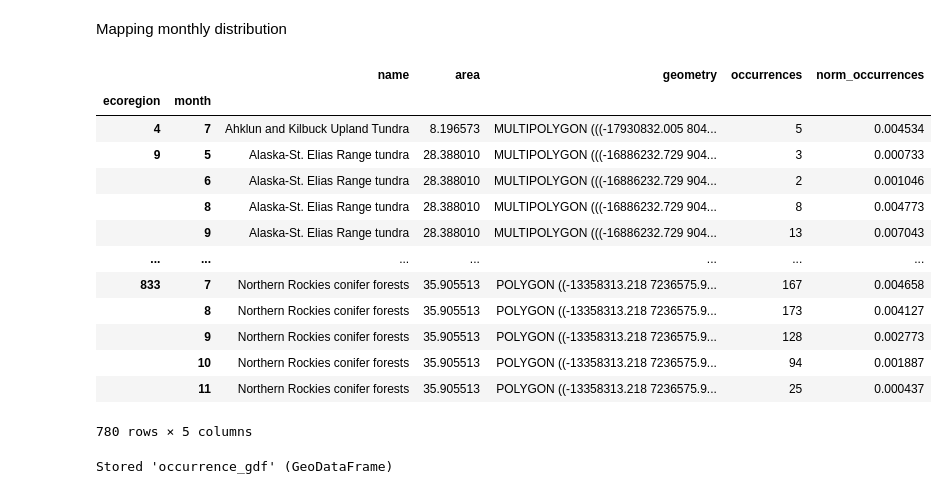
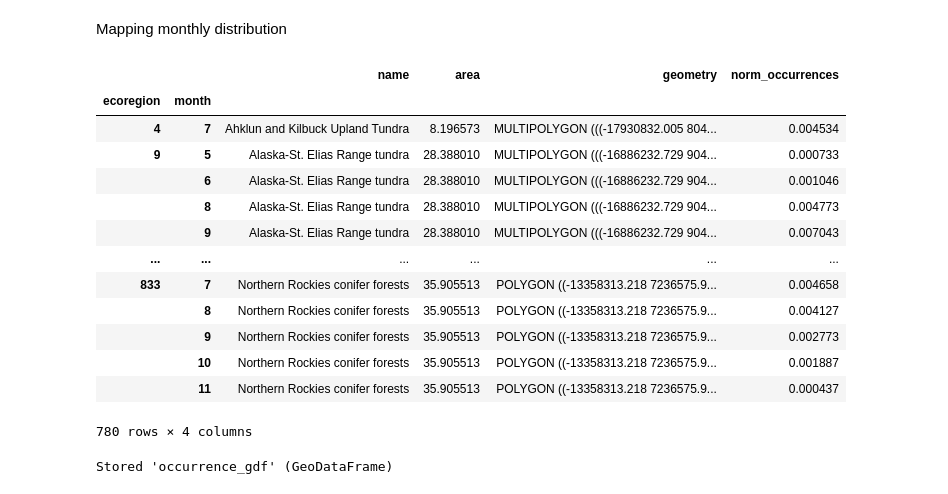
Before and after one commit to earthlab-education/species-distribution-coding-challenge-byandell, a Jupyter notebook: notebooks/sandhill-crane-species-download.ipynb, the cells around one changed output. Drawn from its saved outputs; the diff is of its cells as text; code cells hidden in the pictures.

```diff
--- a/notebooks/sandhill-crane-species-download.ipynb
+++ b/notebooks/sandhill-crane-species-download.ipynb
@@ -544,33 +545,33 @@ time     zipfile
 Mapping monthly distribution
 # %%
 # Join the occurrences with the plotting GeoDataFrame
-occurrence_gdf = ecoregions_gdf.join(occurrence_df)
+occurrence_gdf = ecoregions_gdf.join(occurrence_df[['norm_occurrences']])
 
 # Get the plot bounds so they don't change with the slider
 xmin, ymin, xmax, ymax = occurrence_gdf.total_bounds
 
 # Define the slider widget
 slider = pn.widgets.DiscreteSlider(
     name='month',
     options={calendar.month_name[i]: i for i in range(1, 13)}
 )
 
 occurrence_gdf
 # %% [output]
-|  |  | name | area | geometry | occurrences | norm_occurrences |
-| ecoregion | month |  |  |  |  |  |
-| 4 | 7 | Ahklun and Kilbuck Upland Tundra | 8.196573 | MULTIPOLYGON (((-17930832.005 804... | 5 | 0.004534 |
-| 9 | 5 | Alaska-St. Elias Range tundra | 28.388010 | MULTIPOLYGON (((-16886232.729 904... | 3 | 0.000733 |
-|  | 6 | Alaska-St. Elias Range tundra | 28.388010 | MULTIPOLYGON (((-16886232.729 904... | 2 | 0.001046 |
-|  | 8 | Alaska-St. Elias Range tundra | 28.388010 | MULTIPOLYGON (((-16886232.729 904... | 8 | 0.004773 |
-|  | 9 | Alaska-St. Elias Range tundra | 28.388010 | MULTIPOLYGON (((-16886232.729 904... | 13 | 0.007043 |
-| ... | ... | ... | ... | ... | ... | ... |
-| 833 | 7 | Northern Rockies conifer forests | 35.905513 | POLYGON ((-13358313.218 7236575.9... | 167 | 0.004658 |
-|  | 8 | Northern Rockies conifer forests | 35.905513 | POLYGON ((-13358313.218 7236575.9... | 173 | 0.004127 |
-|  | 9 | Northern Rockies conifer forests | 35.905513 | POLYGON ((-13358313.218 7236575.9... | 128 | 0.002773 |
-|  | 10 | Northern Rockies conifer forests | 35.905513 | POLYGON ((-13358313.218 7236575.9... | 94 | 0.001887 |
-|  | 11 | Northern Rockies conifer forests | 35.905513 | POLYGON ((-13358313.218 7236575.9... | 25 | 0.000437 |
+|  |  | name | area | geometry | norm_occurrences |
+| ecoregion | month |  |  |  |  |
+| 4 | 7 | Ahklun and Kilbuck Upland Tundra | 8.196573 | MULTIPOLYGON (((-17930832.005 804... | 0.004534 |
+| 9 | 5 | Alaska-St. Elias Range tundra | 28.388010 | MULTIPOLYGON (((-16886232.729 904... | 0.000733 |
+|  | 6 | Alaska-St. Elias Range tundra | 28.388010 | MULTIPOLYGON (((-16886232.729 904... | 0.001046 |
+|  | 8 | Alaska-St. Elias Range tundra | 28.388010 | MULTIPOLYGON (((-16886232.729 904... | 0.004773 |
+|  | 9 | Alaska-St. Elias Range tundra | 28.388010 | MULTIPOLYGON (((-16886232.729 904... | 0.007043 |
+| ... | ... | ... | ... | ... | ... |
+| 833 | 7 | Northern Rockies conifer forests | 35.905513 | POLYGON ((-13358313.218 7236575.9... | 0.004658 |
+|  | 8 | Northern Rockies conifer forests | 35.905513 | POLYGON ((-13358313.218 7236575.9... | 0.004127 |
+|  | 9 | Northern Rockies conifer forests | 35.905513 | POLYGON ((-13358313.218 7236575.9... | 0.002773 |
+|  | 10 | Northern Rockies conifer forests | 35.905513 | POLYGON ((-13358313.218 7236575.9... | 0.001887 |
+|  | 11 | Northern Rockies conifer forests | 35.905513 | POLYGON ((-13358313.218 7236575.9... | 0.000437 |
-780 rows × 5 columns
+780 rows × 4 columns
 # %%
 %store occurrence_gdf
 # %% [output]
```
Also changed, not shown: parts of 8 cells of this notebook, 1 other file.
